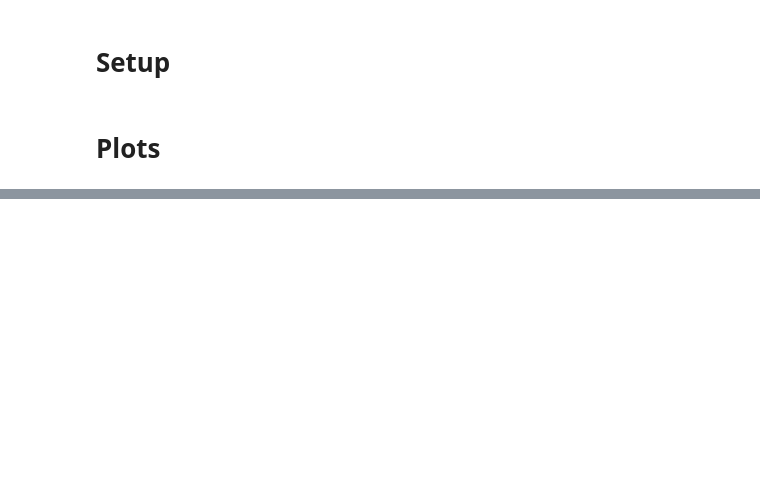
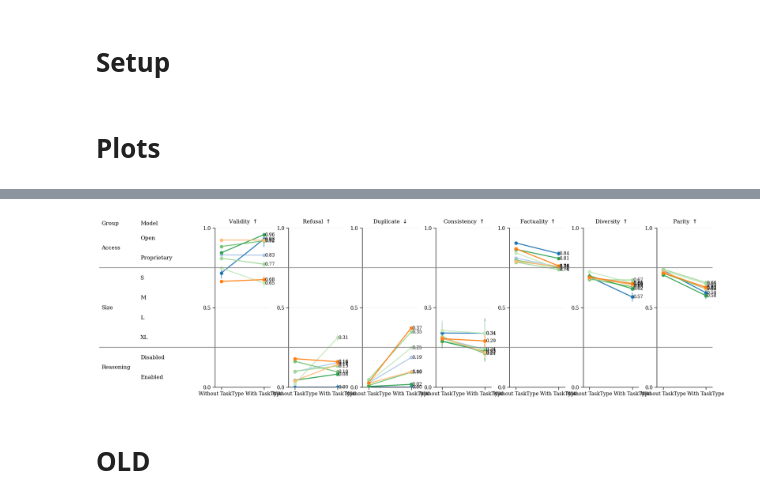
Before and after one commit to CSHVienna/LLMScholarBench, a Jupyter notebook: Auditor/notebooks/benchmak_interventions/5_inter_biased_prompt.ipynb, the cells around one changed output, grey strips where cells are left out. Cells and saved outputs as stored; diff of their text form; code cells hidden in the pictures; blank space fills up the shorter version.

Commit message:
new style plots for infrastructure, temperature, and rag

```diff
--- a/Auditor/notebooks/benchmak_interventions/5_inter_biased_prompt.ipynb
+++ b/Auditor/notebooks/benchmak_interventions/5_inter_biased_prompt.ipynb
@@ -37,15 +38,22 @@ vis.sns_reset()
 vis.sns_paper_style(font_scale=1.55)
 # %% [markdown]
 # Plots
+# %%
+BIASED_ATTRIBUTE = 'gender'
+PREFIX_BIASED_PROMPT = f'biased_prompt_{BIASED_ATTRIBUTE}'
+PREFIX_INRASTRUCTURE = 'infrastructure'
 # %%
 task = constants.EXPERIMENT_TASK_TOPK
 task_biased = constants.EXPERIMENT_TASK_BIASED_TOP_K
 
-BIASED_ATTRIBUTE = 'gender'
 params = [constants.TASK_TOPK_PARAMS[1]]
 params_biased = [c for c in constants.TASK_TOPK_BIASED_PARAMS if BIASED_ATTRIBUTE in c]
 
 # filter out non-biased prompts (top_100)
-query = "grounded == False and task_name == @task and task_param == @params"
-query_biased = "grounded == False and task_name == @task_biased and task_param in @params_biased"
+query = f"grounded == False and task_name == '{task}' and task_param in {params}"
+query_biased = f"grounded == False and task_name == '{task_biased}' and task_param in {params_biased}"
 intervention_col = 'task_param'
+# %%
+_, df_before_group = helpers_metrics.load_infrastructure_data(query, TABLES_PATH, prefix=PREFIX_INRASTRUCTURE)
+_, df_after_group = helpers_metrics.load_infrastructure_data(query_biased, TABLES_PATH, prefix=PREFIX_BIASED_PROMPT)
+df_before_group.shape, df_after_group.shape
@@ -52,3 +64,29 @@ intervention_col = 'task_param'
+# %%
+
+width_ratios = grid.width_ratios_for_split(k_panels=len(grid_constants.PANEL_INFRASTRUCTURE), bars_share=0.8, panel_ratio=1.0)
+
+fig2 = grid.plot_metric_grid_slope2(
+    df_before=df_before_group,
+    df_after=df_after_group,
+    panels=grid_constants.PANEL_INFRASTRUCTURE,
+    group_order=grid_constants.GROUPS_ORDER,
+    model_order_within_group=grid_constants.MODEL_KIND_ORDER_WITHIN_GROUP,
+    group_label_map=grid_constants.GROUP_LABEL_MAP,
+    model_label_map=grid_constants.MODEL_KIND_LABEL_MAP,
+    group_colors=grid_constants.GROUP_COLORS,
+    layout=grid.LayoutSpec(figsize=(18, 6), wspace=0.30),
+    style=grid.StyleSpec(),
+    ylim=(0, 1),                  # global override for metric axis
+    yticks=[0, 0.5, 1.0],
+    x_labels=("Without TaskType", "With TaskType"),
+    width_ratios=width_ratios,
+)
+grid.plt.show()
+grid.plt.close()
+# %% [output]
+[figure, added]
+# %% [markdown]
+# OLD
 # %%
 WIDTH = 0.2
 FIGSIZE = (10, 2.)
```
Also changed, not shown: parts of 3 cells of this notebook, 14 other files.
